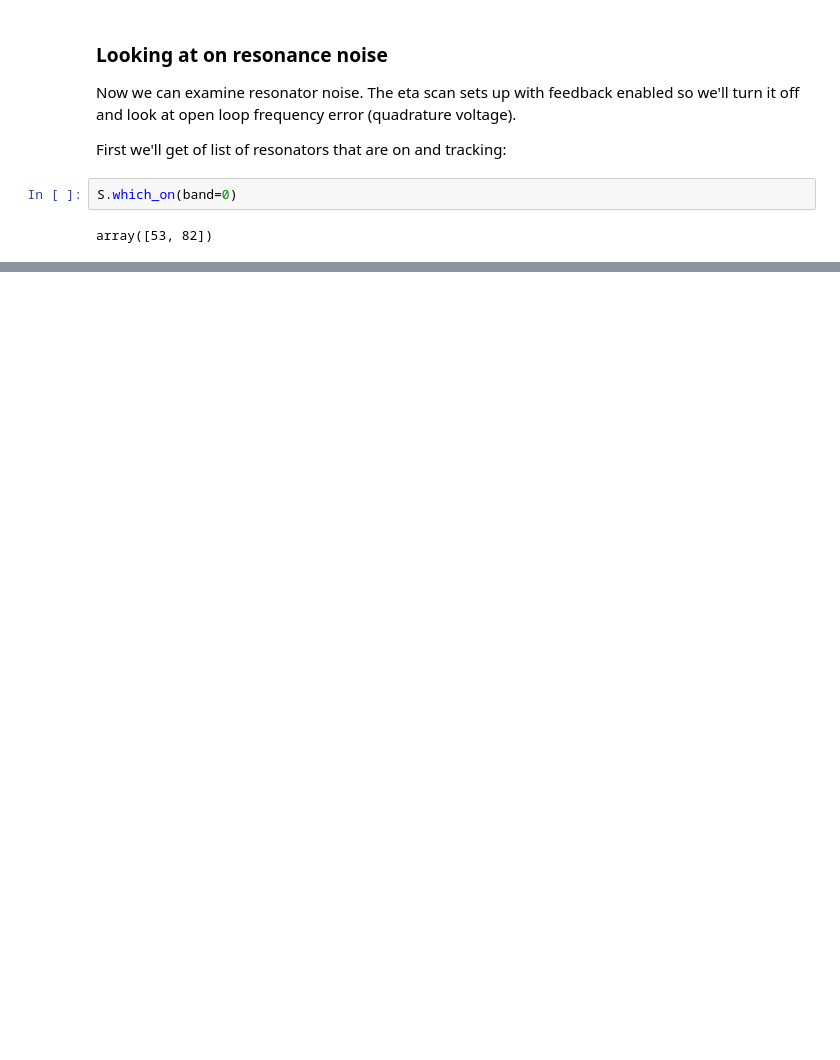
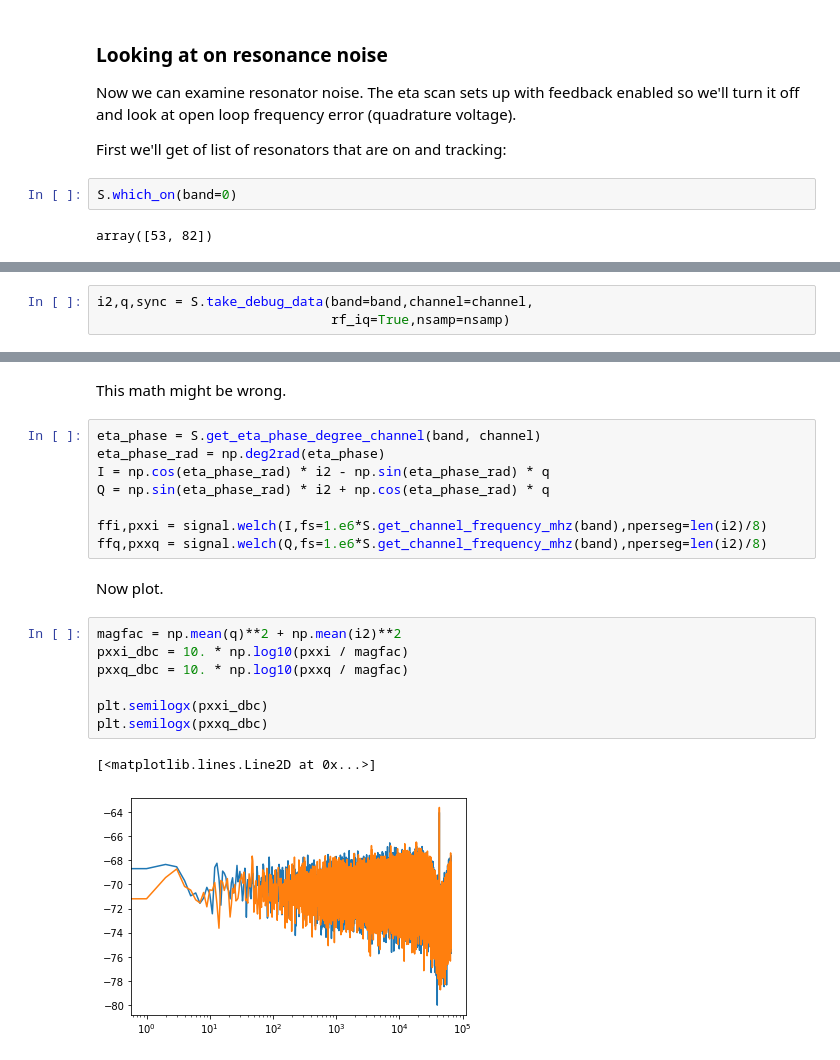
Before and after one commit to slaclab/pysmurf, a Jupyter notebook: scratch/ricochet/ricochet_20211015.ipynb, the cells around one changed output, grey strips where cells are left out. Saved outputs shown, nothing was run; the diff lists cells and outputs as text; blank space fills up the shorter version.

```diff
--- a/scratch/ricochet/ricochet_20211015.ipynb
+++ b/scratch/ricochet/ricochet_20211015.ipynb
@@ -212,0 +208,3 @@ plt.legend()
+# %%
+i2,q,sync = S.take_debug_data(band=band,channel=channel,
+                              rf_iq=True,nsamp=nsamp)
@@ -212,0 +219,22 @@ plt.legend()
+# %% [markdown]
+This math might be wrong.
+# %%
+eta_phase = S.get_eta_phase_degree_channel(band, channel)
+eta_phase_rad = np.deg2rad(eta_phase)
+I = np.cos(eta_phase_rad) * i2 - np.sin(eta_phase_rad) * q
+Q = np.sin(eta_phase_rad) * i2 + np.cos(eta_phase_rad) * q
+
+ffi,pxxi = signal.welch(I,fs=1.e6*S.get_channel_frequency_mhz(band),nperseg=len(i2)/8)
+ffq,pxxq = signal.welch(Q,fs=1.e6*S.get_channel_frequency_mhz(band),nperseg=len(i2)/8)
+# %% [markdown]
+Now plot.
+# %%
+magfac = np.mean(q)**2 + np.mean(i2)**2
+pxxi_dbc = 10. * np.log10(pxxi / magfac)
+pxxq_dbc = 10. * np.log10(pxxq / magfac)
+
+plt.semilogx(pxxi_dbc)
+plt.semilogx(pxxq_dbc)
+# %% [output]
+[<matplotlib.lines.Line2D at 0x...>]
+[figure, added]
```
Also changed, not shown: parts of 16 cells of this notebook, 2 other files.
